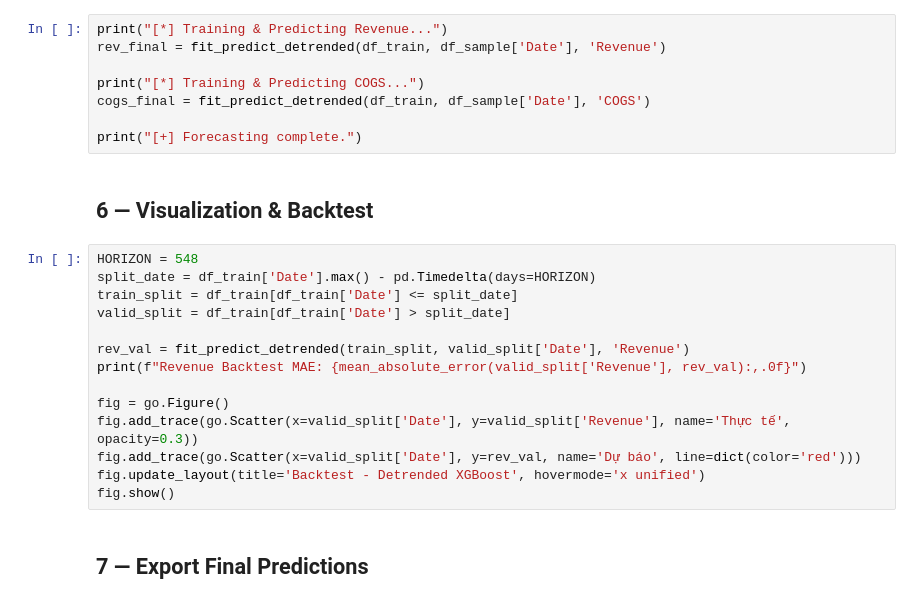
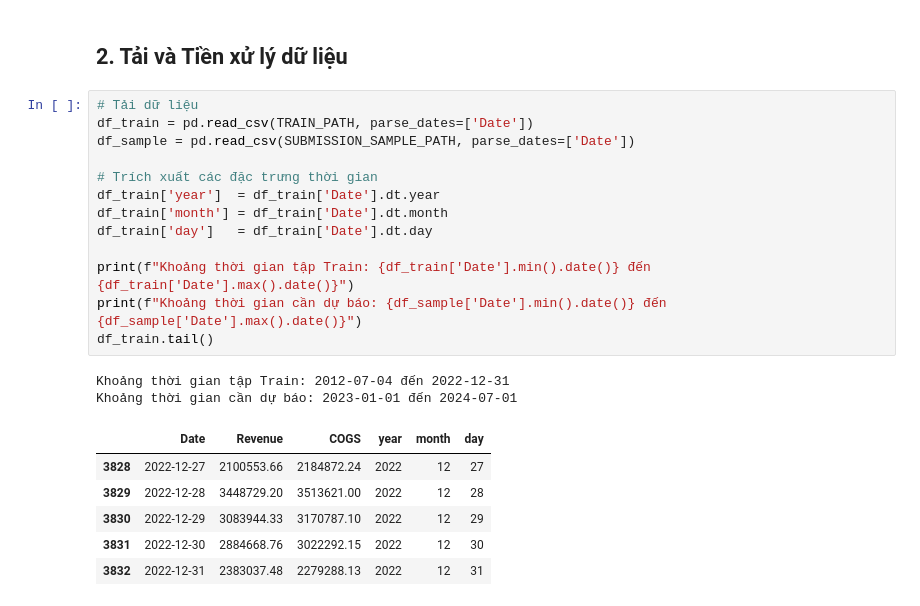
Before and after one commit to khanhnq35/Datathon_Outliers, a Jupyter notebook: notebooks/01_baseline_forecast.ipynb, the cells around one changed output. Cells and saved outputs as stored; diff of their text form.

```diff
--- a/notebooks/01_baseline_forecast.ipynb
+++ b/notebooks/01_baseline_forecast.ipynb
@@ -109,26 +23,24 @@ def fit_predict_detrended(train_df, future_dates, target_col):
-# %%
-print("[*] Training & Predicting Revenue...")
-rev_final = fit_predict_detrended(df_train, df_sample['Date'], 'Revenue')
-
-print("[*] Training & Predicting COGS...")
-cogs_final = fit_predict_detrended(df_train, df_sample['Date'], 'COGS')
-
-print("[+] Forecasting complete.")
-# %% [markdown]
-## 6 — Visualization & Backtest
-# %%
-HORIZON = 548
-split_date = df_train['Date'].max() - pd.Timedelta(days=HORIZON)
-train_split = df_train[df_train['Date'] <= split_date]
-valid_split = df_train[df_train['Date'] > split_date]
-
-rev_val = fit_predict_detrended(train_split, valid_split['Date'], 'Revenue')
-print(f"Revenue Backtest MAE: {mean_absolute_error(valid_split['Revenue'], rev_val):,.0f}")
-
-fig = go.Figure()
-fig.add_trace(go.Scatter(x=valid_split['Date'], y=valid_split['Revenue'], name='Thực tế', opacity=0.3))
-fig.add_trace(go.Scatter(x=valid_split['Date'], y=rev_val, name='Dự báo', line=dict(color='red')))
-fig.update_layout(title='Backtest - Detrended XGBoost', hovermode='x unified')
-fig.show()
-# %% [markdown]
-## 7 — Export Final Predictions
+# %% [markdown]
+## 2. Tải và Tiền xử lý dữ liệu
+# %%
+# Tải dữ liệu
+df_train = pd.read_csv(TRAIN_PATH, parse_dates=['Date'])
+df_sample = pd.read_csv(SUBMISSION_SAMPLE_PATH, parse_dates=['Date'])
+
+# Trích xuất các đặc trưng thời gian
+df_train['year']  = df_train['Date'].dt.year
+df_train['month'] = df_train['Date'].dt.month
+df_train['day']   = df_train['Date'].dt.day
+
+print(f"Khoảng thời gian tập Train: {df_train['Date'].min().date()} đến {df_train['Date'].max().date()}")
+print(f"Khoảng thời gian cần dự báo: {df_sample['Date'].min().date()} đến {df_sample['Date'].max().date()}")
+df_train.tail()
+# %% [output]
+Khoảng thời gian tập Train: 2012-07-04 đến 2022-12-31
+Khoảng thời gian cần dự báo: 2023-01-01 đến 2024-07-01
+|  | Date | Revenue | COGS | year | month | day |
+| 3828 | 2022-12-27 | 2100553.66 | 2184872.24 | 2022 | 12 | 27 |
+| 3829 | 2022-12-28 | 3448729.20 | 3513621.00 | 2022 | 12 | 28 |
+| 3830 | 2022-12-29 | 3083944.33 | 3170787.10 | 2022 | 12 | 29 |
+| 3831 | 2022-12-30 | 2884668.76 | 3022292.15 | 2022 | 12 | 30 |
+| 3832 | 2022-12-31 | 2383037.48 | 2279288.13 | 2022 | 12 | 31 |
```
Also changed, not shown: parts of 20 cells of this notebook, 1 other file.
